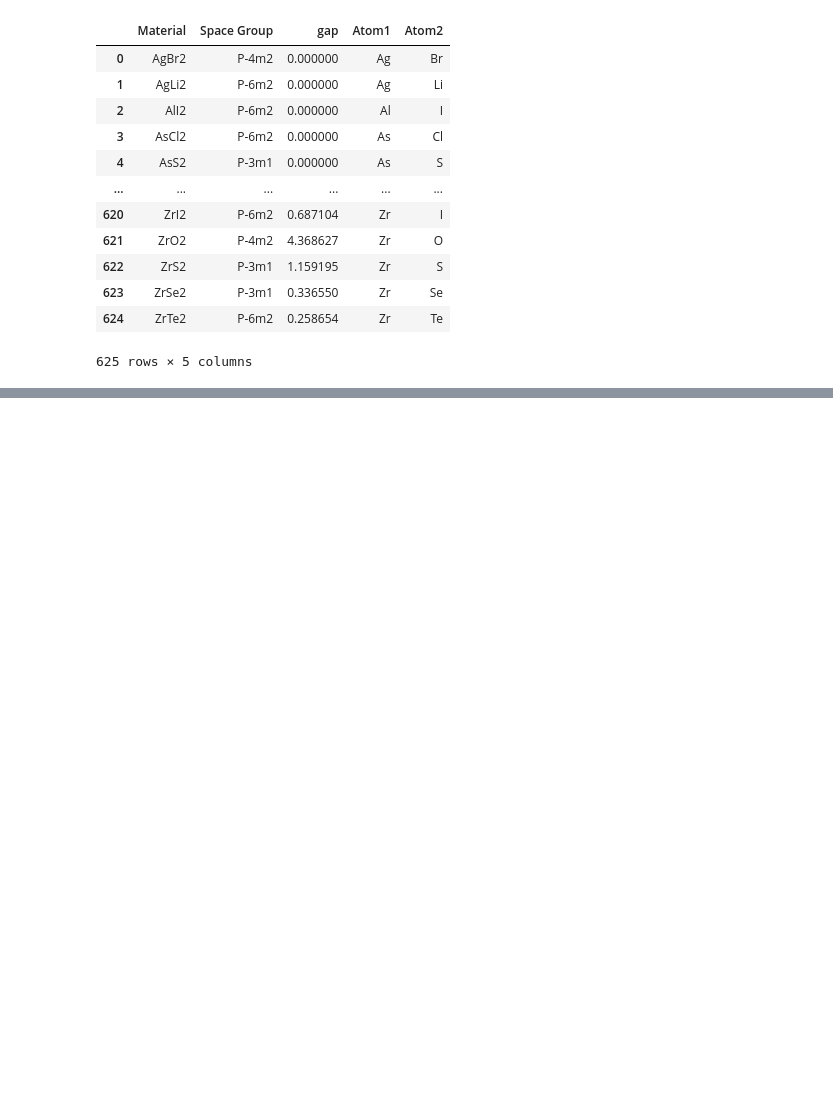
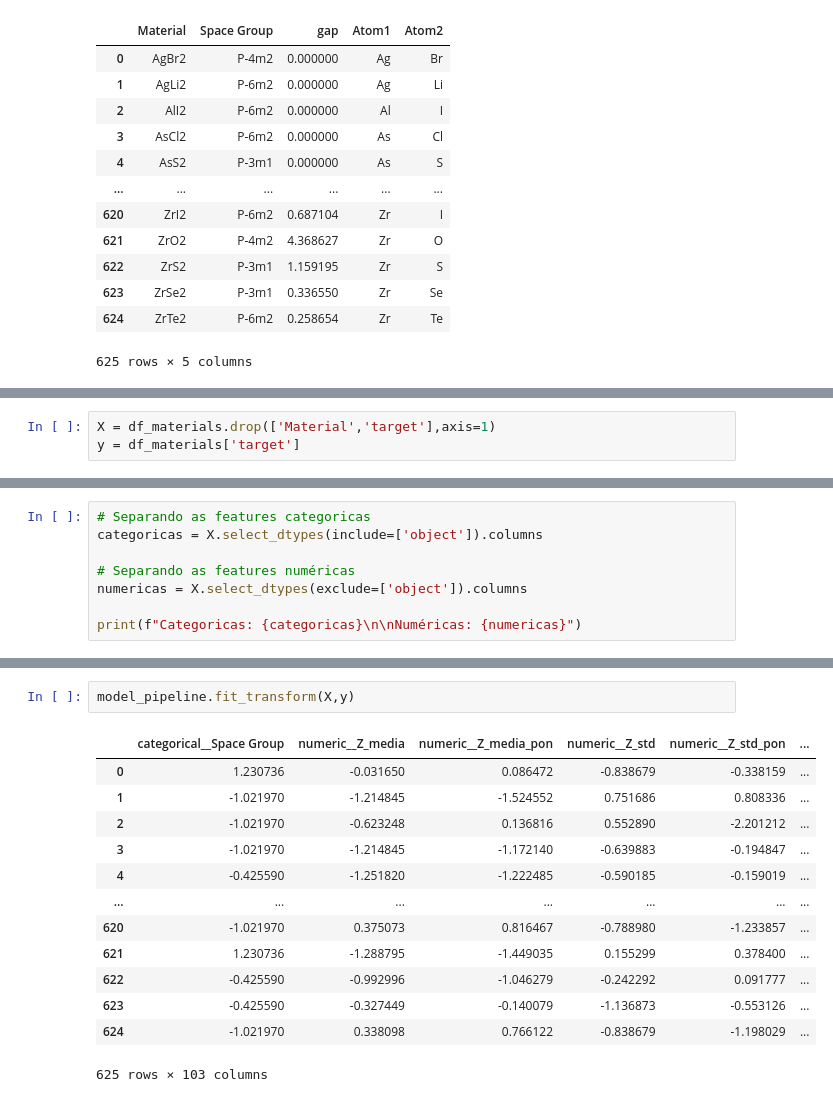
Before and after one commit to Alexandre-Esposte/Machine-learning-aplicado-f-sica, a Jupyter notebook: lista3-project1/lista3-project1.ipynb, the cells around one changed output, grey strips where cells are left out. Drawn from its saved outputs; the diff is of its cells as text; blank space fills up the shorter version.

```diff
--- a/lista3-project1/lista3-project1.ipynb
+++ b/lista3-project1/lista3-project1.ipynb
@@ -74,0 +392,3 @@ df_atoms.query('Element == "Ag" or Element == "Br"')
+# %%
+X = df_materials.drop(['Material','target'],axis=1)
+y = df_materials['target']
@@ -74,0 +518,8 @@ df_atoms.query('Element == "Ag" or Element == "Br"')
+# %%
+# Separando as features categoricas
+categoricas = X.select_dtypes(include=['object']).columns
+
+# Separando as features numéricas
+numericas = X.select_dtypes(exclude=['object']).columns
+
+print(f"Categoricas: {categoricas}\n\nNuméricas: {numericas}")
@@ -74,0 +579,16 @@ df_atoms.query('Element == "Ag" or Element == "Br"')
+# %%
+model_pipeline.fit_transform(X,y)
+# %% [output]
+|  | categorical__Space Group | numeric__Z_media | numeric__Z_media_pon | numeric__Z_std | numeric__Z_std_pon | ... |
+| 0 | 1.230736 | -0.031650 | 0.086472 | -0.838679 | -0.338159 | ... |
+| 1 | -1.021970 | -1.214845 | -1.524552 | 0.751686 | 0.808336 | ... |
+| 2 | -1.021970 | -0.623248 | 0.136816 | 0.552890 | -2.201212 | ... |
+| 3 | -1.021970 | -1.214845 | -1.172140 | -0.639883 | -0.194847 | ... |
+| 4 | -0.425590 | -1.251820 | -1.222485 | -0.590185 | -0.159019 | ... |
+| ... | ... | ... | ... | ... | ... | ... |
+| 620 | -1.021970 | 0.375073 | 0.816467 | -0.788980 | -1.233857 | ... |
+| 621 | 1.230736 | -1.288795 | -1.449035 | 0.155299 | 0.378400 | ... |
+| 622 | -0.425590 | -0.992996 | -1.046279 | -0.242292 | 0.091777 | ... |
+| 623 | -0.425590 | -0.327449 | -0.140079 | -1.136873 | -0.553126 | ... |
+| 624 | -1.021970 | 0.338098 | 0.766122 | -0.838679 | -1.198029 | ... |
+625 rows × 103 columns
```
Also changed, not shown: parts of 67 cells of this notebook, 4 other files.
